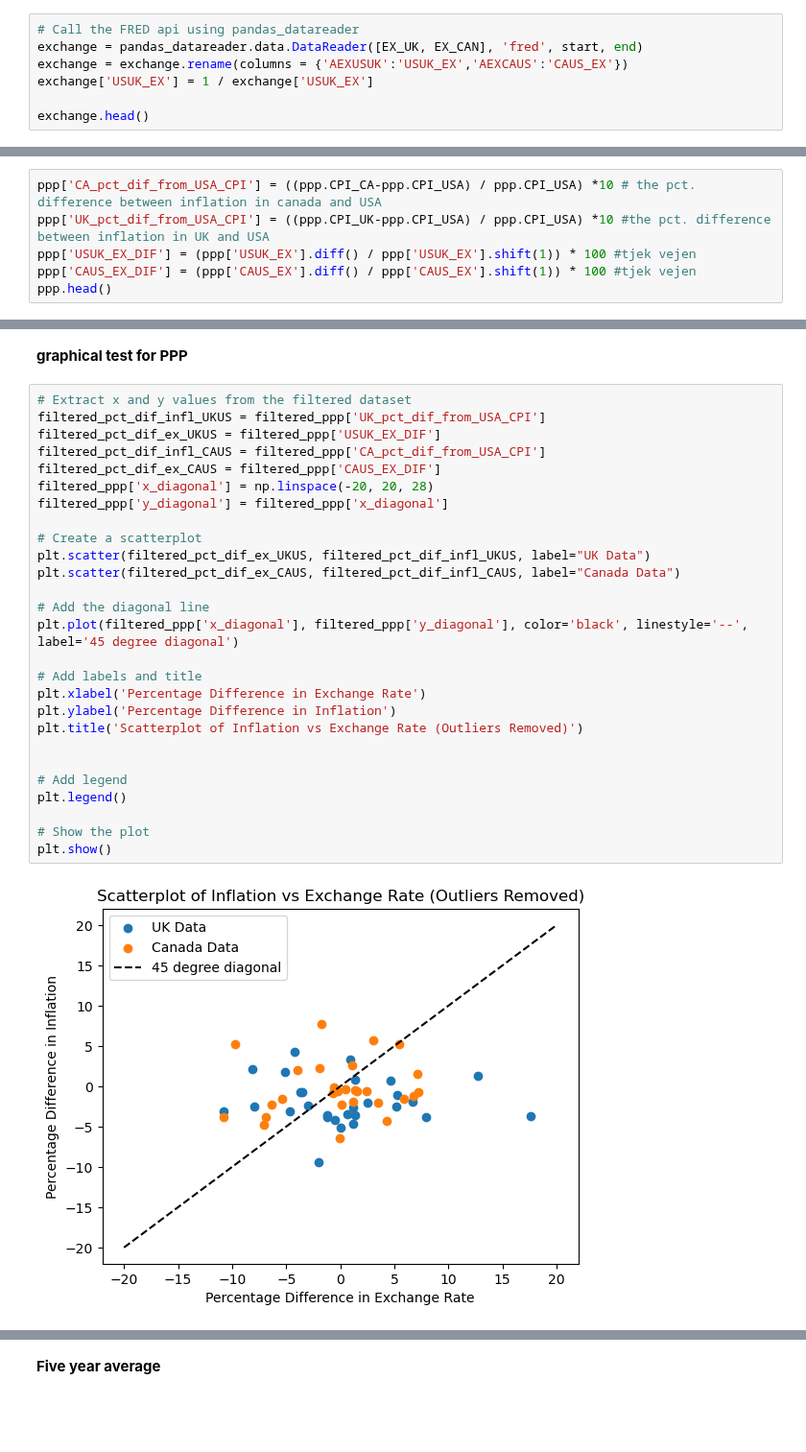
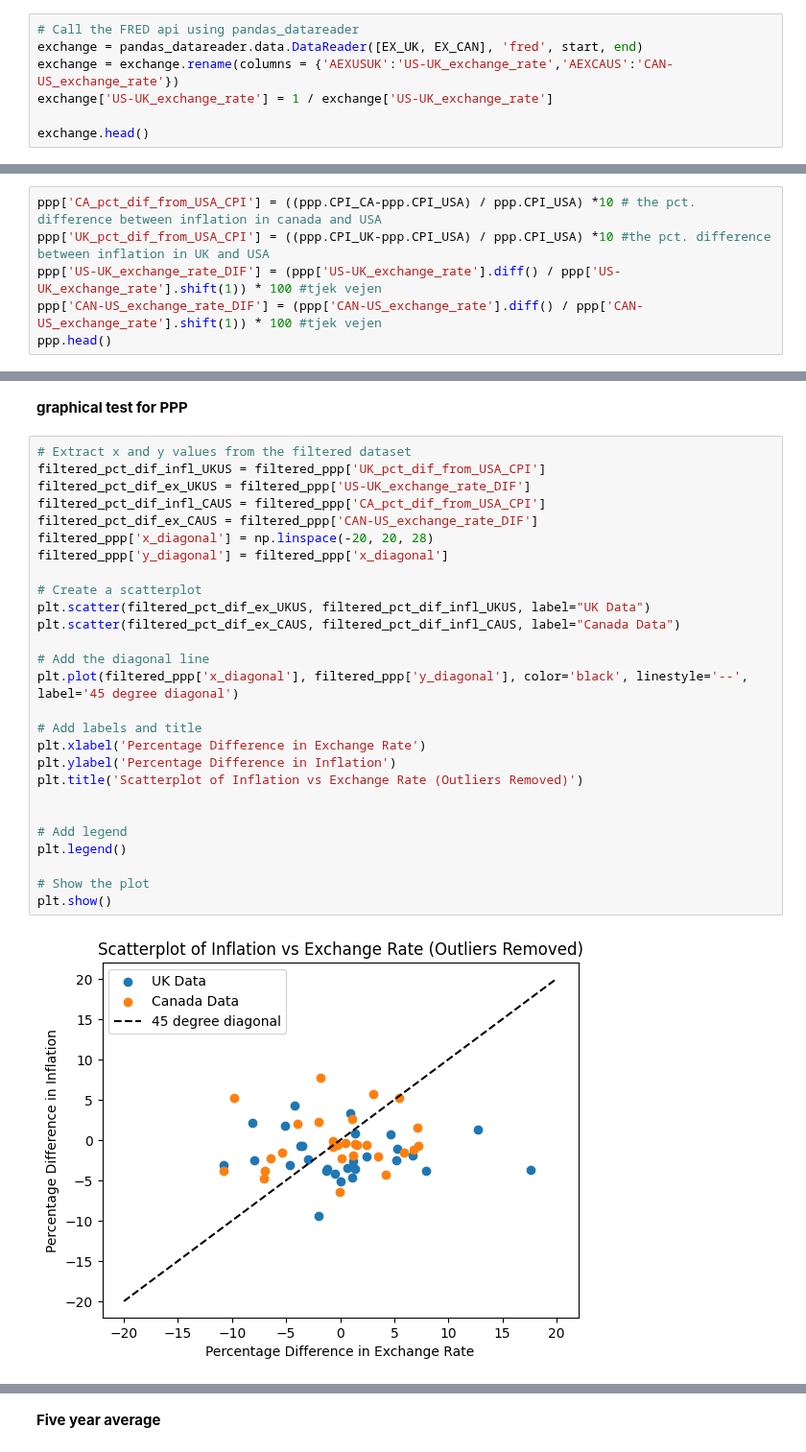
Before and after one commit to NumEconCopenhagen/projects-2024-kbh-herning, a Jupyter notebook: dataproject/dataproject.ipynb, the cells around one changed output, grey strips where cells are left out. Shown at 96% size. Saved outputs shown, nothing was run; the diff lists cells and outputs as text; blank space fills up the shorter version.

```diff
--- a/dataproject/dataproject.ipynb
+++ b/dataproject/dataproject.ipynb
@@ -84,8 +85,8 @@ Then we import the exchange rate data in a dataset called *exchange*
 # %%
 # Call the FRED api using pandas_datareader
 exchange = pandas_datareader.data.DataReader([EX_UK, EX_CAN], 'fred', start, end)
-exchange = exchange.rename(columns = {'AEXUSUK':'USUK_EX','AEXCAUS':'CAUS_EX'})
-exchange['USUK_EX'] = 1 / exchange['USUK_EX']
+exchange = exchange.rename(columns = {'AEXUSUK':'US-UK_exchange_rate','AEXCAUS':'CAN-US_exchange_rate'})
+exchange['US-UK_exchange_rate'] = 1 / exchange['US-UK_exchange_rate']
 
 exchange.head()
 # %% [output]
@@ -150,7 +151,7 @@ We now finde the pct. difference between the inflation in USA and i The UK and C
 # %%
 ppp['CA_pct_dif_from_USA_CPI'] = ((ppp.CPI_CA-ppp.CPI_USA) / ppp.CPI_USA) *10 # the pct. difference between inflation in canada and USA
 ppp['UK_pct_dif_from_USA_CPI'] = ((ppp.CPI_UK-ppp.CPI_USA) / ppp.CPI_USA) *10 #the pct. difference between inflation in UK and USA
-ppp['USUK_EX_DIF'] = (ppp['USUK_EX'].diff() / ppp['USUK_EX'].shift(1)) * 100 #tjek vejen
-ppp['CAUS_EX_DIF'] = (ppp['CAUS_EX'].diff() / ppp['CAUS_EX'].shift(1)) * 100 #tjek vejen
+ppp['US-UK_exchange_rate_DIF'] = (ppp['US-UK_exchange_rate'].diff() / ppp['US-UK_exchange_rate'].shift(1)) * 100 #tjek vejen
+ppp['CAN-US_exchange_rate_DIF'] = (ppp['CAN-US_exchange_rate'].diff() / ppp['CAN-US_exchange_rate'].shift(1)) * 100 #tjek vejen
 ppp.head()
 # %% [output]
@@ -224,30 +225,30 @@ Here we see that there is 3 observation there was removed
 # %%
 # Extract x and y values from the filtered dataset
 filtered_pct_dif_infl_UKUS = filtered_ppp['UK_pct_dif_from_USA_CPI']
-filtered_pct_dif_ex_UKUS = filtered_ppp['USUK_EX_DIF']
+filtered_pct_dif_ex_UKUS = filtered_ppp['US-UK_exchange_rate_DIF']
 filtered_pct_dif_infl_CAUS = filtered_ppp['CA_pct_dif_from_USA_CPI']
-filtered_pct_dif_ex_CAUS = filtered_ppp['CAUS_EX_DIF']
+filtered_pct_dif_ex_CAUS = filtered_ppp['CAN-US_exchange_rate_DIF']
 filtered_ppp['x_diagonal'] = np.linspace(-20, 20, 28)
 filtered_ppp['y_diagonal'] = filtered_ppp['x_diagonal']
 
 # Create a scatterplot
 plt.scatter(filtered_pct_dif_ex_UKUS, filtered_pct_dif_infl_UKUS, label="UK Data")
 plt.scatter(filtered_pct_dif_ex_CAUS, filtered_pct_dif_infl_CAUS, label="Canada Data")
 
 # Add the diagonal line
 plt.plot(filtered_ppp['x_diagonal'], filtered_ppp['y_diagonal'], color='black', linestyle='--', label='45 degree diagonal')
 
 # Add labels and title
 plt.xlabel('Percentage Difference in Exchange Rate')
 plt.ylabel('Percentage Difference in Inflation')
 plt.title('Scatterplot of Inflation vs Exchange Rate (Outliers Removed)')
 
 
 # Add legend
 plt.legend()
 
 # Show the plot
 plt.show()
 # %% [output]
-[figure, old version]
+[figure, new version]
 # %% [markdown]
```
Also changed, not shown: parts of 17 cells of this notebook, 1 other file.
